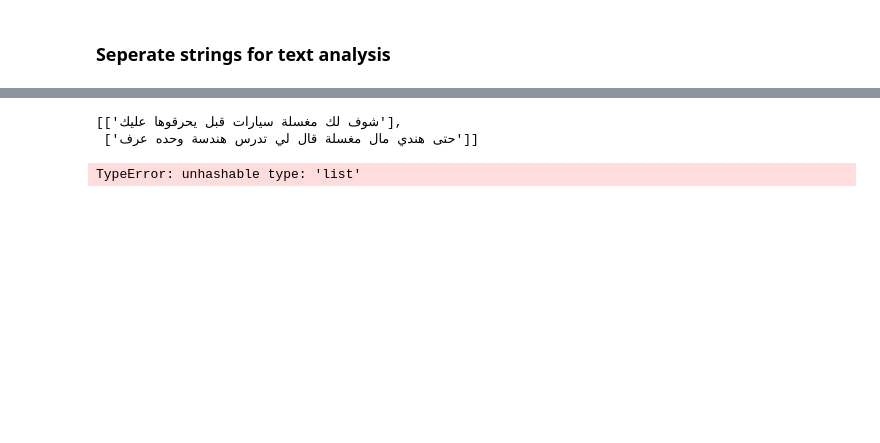
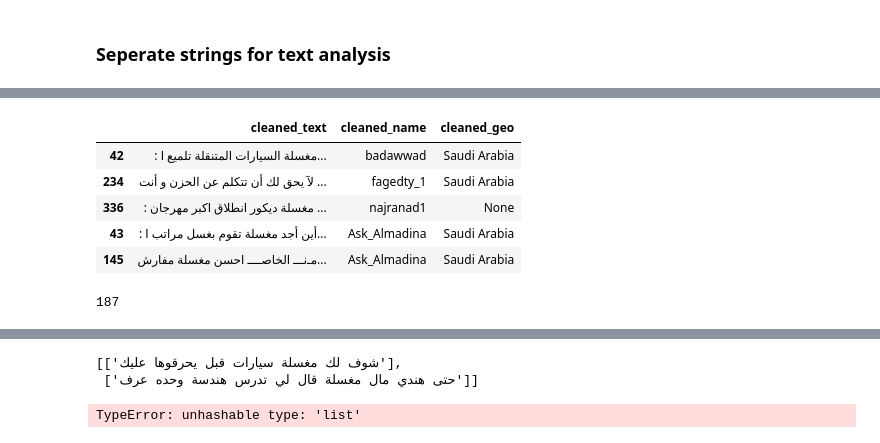
Before and after one commit to telsahy/capstone-35, a Jupyter notebook: eda/EDA_notebook.ipynb, the cells around one changed output, grey strips where cells are left out. Drawn from its saved outputs; the diff is of its cells as text; code cells hidden in the pictures; blank space fills up the shorter version.

```diff
--- a/eda/EDA_notebook.ipynb
+++ b/eda/EDA_notebook.ipynb
@@ -228,0 +229,9 @@ locations_list
+# %%
+df_batch_1.sample(5)
+# %% [output]
+|  | cleaned_text | cleaned_name | cleaned_geo |
+| 42 | : مغسلة السيارات المتنقلة تلميع ا... | badawwad | Saudi Arabia |
+| 234 | ﻵ يحق لك أن تتكلم عن الحزن و أنت ... | fagedty_1 | Saudi Arabia |
+| 336 | : مغسلة ديكور انطلاق اكبر مهرجان ... | najranad1 | None |
+| 43 | : أين أجد مغسلة تقوم بغسل مراتب ا... | Ask_Almadina | Saudi Arabia |
+| 145 | مـﻧـــ الخاصــــ احسن مغسلة مفارش... | Ask_Almadina | Saudi Arabia |
@@ -228,0 +240,4 @@ locations_list
+# %%
+df_batch_1.cleaned_name.nunique()
+# %% [output]
+187
```
Also changed, not shown: parts of 36 cells of this notebook.
